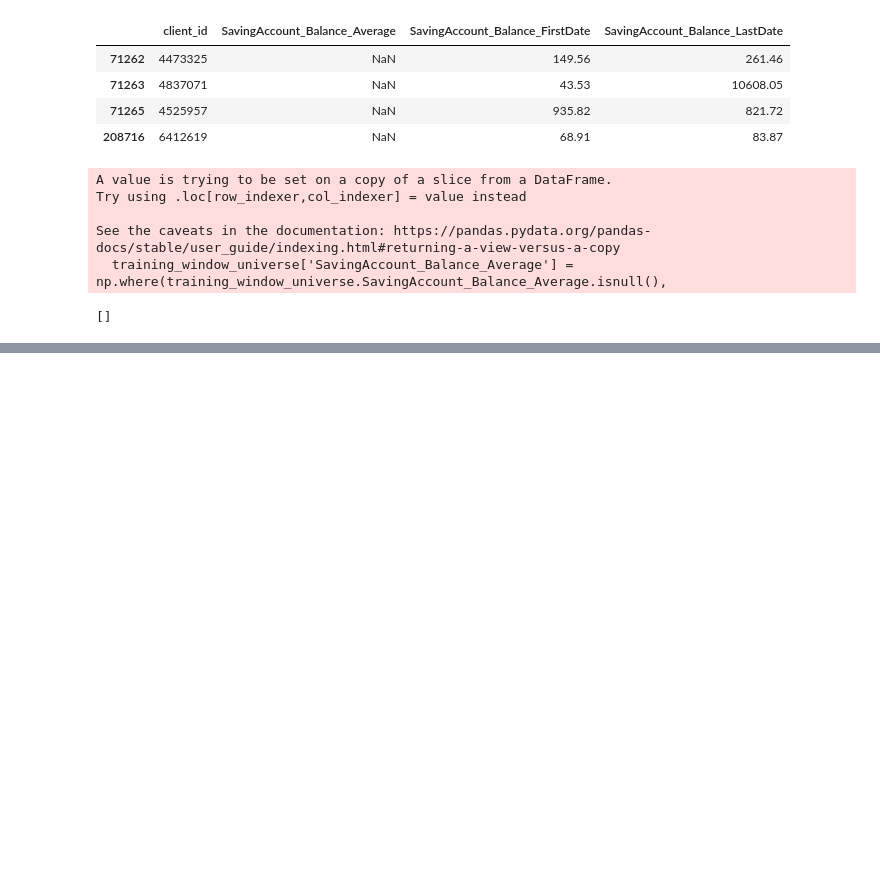
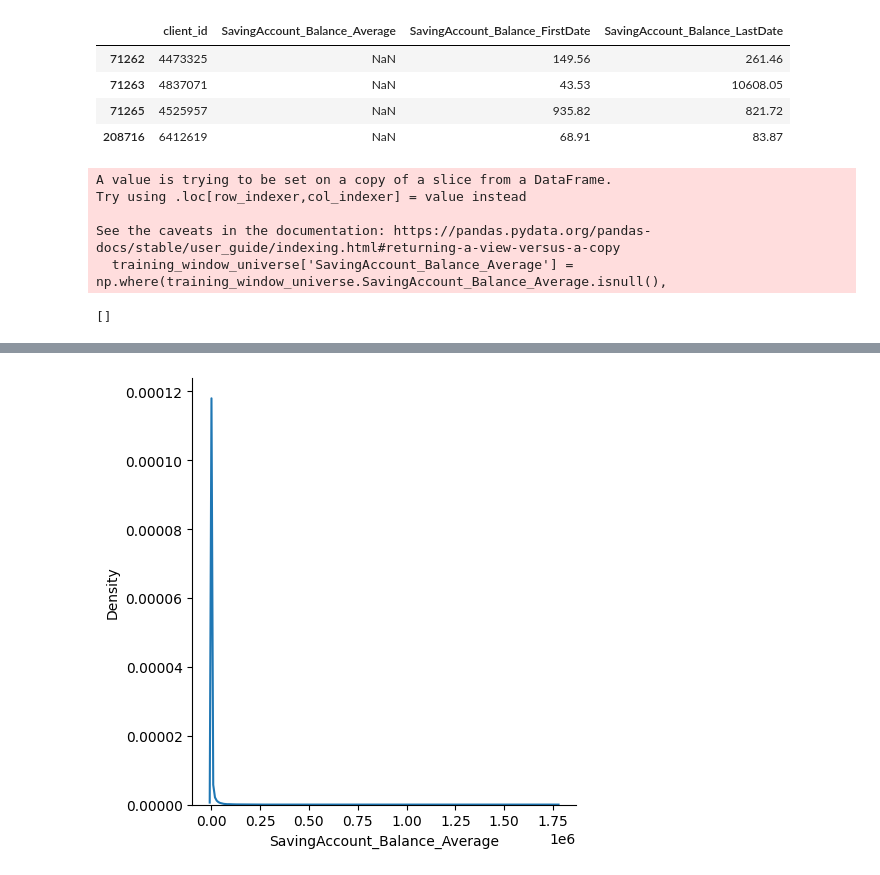
Before and after one commit to comejia/utn-ml-cross-selling, a Jupyter notebook: tp-machine-learning.ipynb, the cells around one changed output, grey strips where cells are left out. Saved outputs shown, nothing was run; the diff lists cells and outputs as text; code cells hidden in the pictures; blank space fills up the shorter version.

```diff
--- a/tp-machine-learning.ipynb
+++ b/tp-machine-learning.ipynb
@@ -244,7 +246,9 @@ training_window_universe.drop(['First_product_dt', 'Last_product_dt', 'Month',
       'SavingAccount_Active_ARG_Salary', 'SavingAccount_Active_ARG', 'SavingAccount_Active_DOLLAR',
       'DebitCard_Active', 'Investment_Active',
       'Insurance_Life', 'Insurance_Home', 'Insurance_Accidents', 'Insurance_Mobile', 'Insurance_ATM', 'Insurance_Unemployment',
-      'Sex', 'Client_Age_grp', 'Mobile', 'Email', 'Region', 'CreditCard_Product'], inplace=True, axis=1)
+      'Sex', 'Client_Age_grp', 'Mobile', 'Email', 'Region', 'CreditCard_Product',
+      'Operations_Bank', 'Operations_Terminal', 'Operations_HomeBanking', 'Operations_Mobile', 'Operations_Ivr',
+      'Operations_Telemarketer', 'Operations_ATM'], inplace=True, axis=1)
 training_window_universe.shape
 # %% [output]
 A value is trying to be set on a copy of a slice from a DataFrame
@@ -567,0 +703,10 @@ See the caveats in the documentation: https://pandas.pydata.org/pandas-docs/stab
+# %%
+# Grafico: Distribution Plot
+import seaborn as sns
+import matplotlib.pyplot as plt
+
+sns.displot(training_window_universe['SavingAccount_Balance_Average'], kind='kde')
+
+plt.show()
+# %% [output]
+[figure, added]
```
Also changed, not shown: parts of 21 cells of this notebook, 2 other files.
